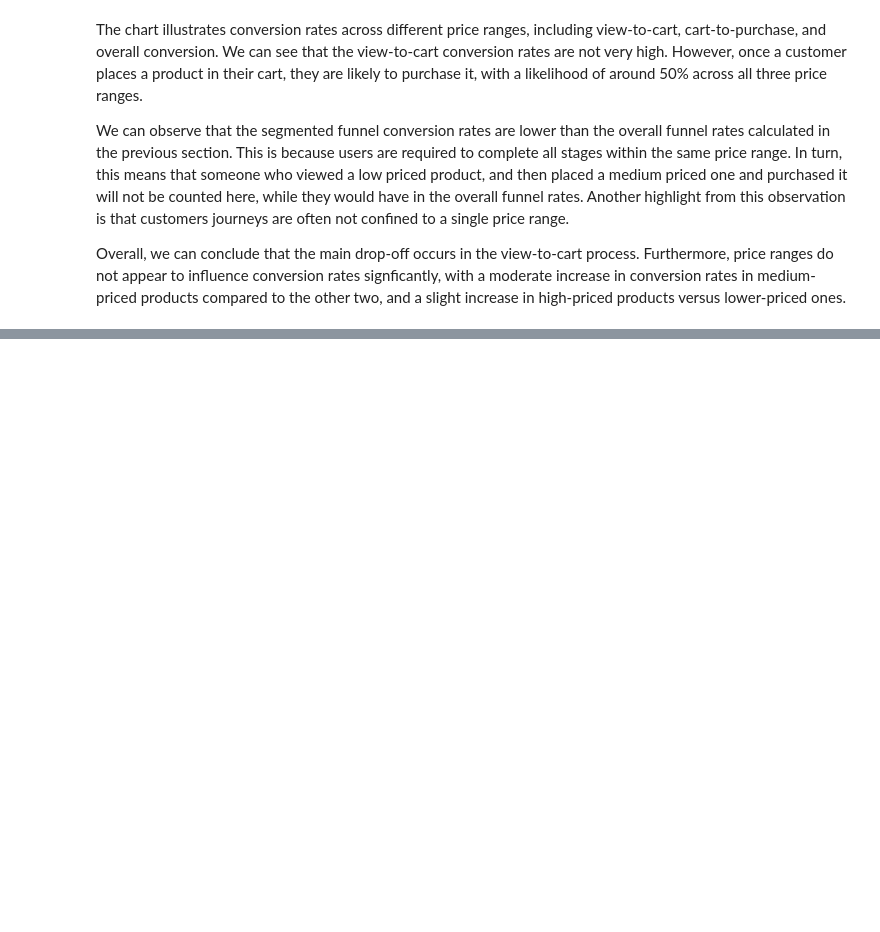
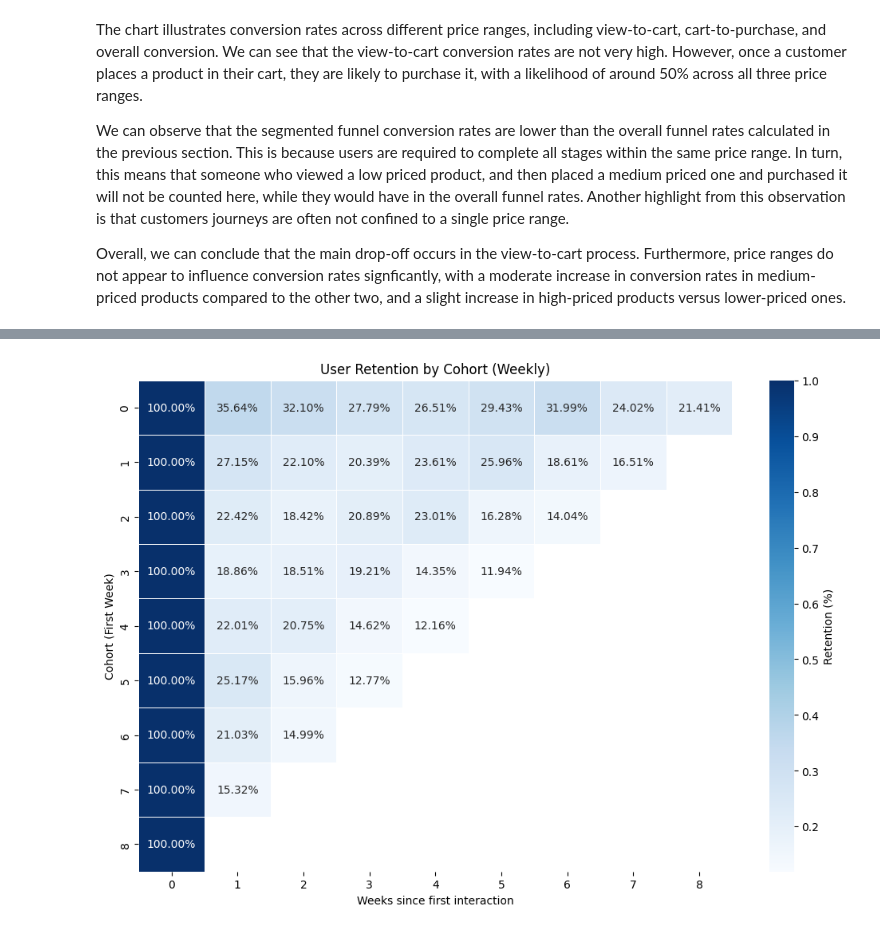
Before and after one commit to bigfoot-888/Ecommerce-User-Behavior-Analysis, a Jupyter notebook: notebooks/user-behavior-analysis.ipynb, the cells around one changed output, grey strips where cells are left out. Saved outputs shown, nothing was run; the diff lists cells and outputs as text; code cells hidden in the pictures; blank space fills up the shorter version.

Commit message:
Finished cohort analysis and set up the python files

```diff
--- a/notebooks/user-behavior-analysis.ipynb
+++ b/notebooks/user-behavior-analysis.ipynb
@@ -268,0 +291,6 @@ Overall, we can conclude that the main drop-off occurs in the view-to-cart proce
+# %%
+first_week = df_total.groupby("user_id")["week"].min()
+first_week
+
+df_total["first_week"] = df_total["user_id"].map(first_week)
+df_total.head()
@@ -268,0 +304,14 @@ Overall, we can conclude that the main drop-off occurs in the view-to-cart proce
+# %%
+cohort_data = []
+first_week = df_total.groupby("user_id")["week"].min()
+for idx, week in enumerate(weeks):
+        week_row = []
+        first_time_users = df_total.loc[df_total["first_week"] == week, "user_id"].unique()
+        week_row.append(len(first_time_users))
+        for jdx in range(1, len(weeks) - idx):
+            retention = df_total.loc[(df_total["week"] == week + jdx) & (df_total["user_id"].isin(first_time_users)), "user_id"].unique()
+            week_row.append(len(retention))
+        cohort_data.append(week_row)
+# %%
+df_cohort = pd.DataFrame(cohort_data)
+df_cohort
@@ -268,0 +333,4 @@ Overall, we can conclude that the main drop-off occurs in the view-to-cart proce
+# %%
+df_cohort_pctg = df_cohort.div(df_cohort[0], axis=0)
+df_cohort_pctg = df_cohort_pctg
+df_cohort_pctg.head(10)
@@ -268,0 +348,14 @@ Overall, we can conclude that the main drop-off occurs in the view-to-cart proce
+# %%
+import seaborn as sns
+import matplotlib.pyplot as plt
+
+fig, ax = plt.subplots(figsize=(12, 8))
+sns.heatmap(df_cohort_pctg, annot=True, fmt=".2%", cmap="Blues", linewidths=0.5,
+            linecolor='white', cbar_kws={'label': 'Retention (%)'})
+
+plt.title("User Retention by Cohort (Weekly)")
+plt.xlabel("Weeks since first interaction")
+plt.ylabel("Cohort (First Week)")
+plt.show()
+# %% [output]
+[figure, added]
```
Also changed, not shown: parts of 14 cells of this notebook, 9 other files.
